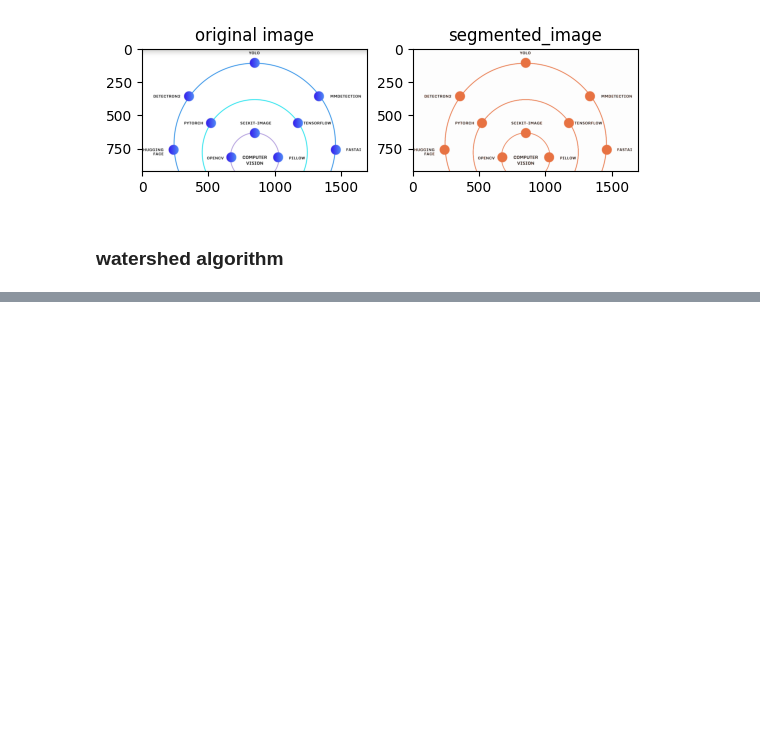
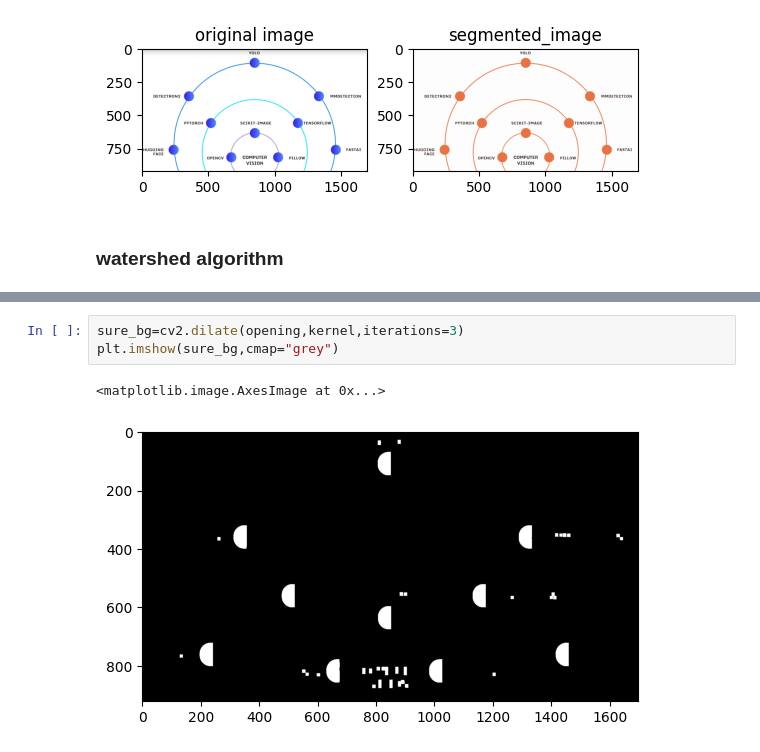
Before and after one commit to Arannamoy-Mondal/NLP-MLOPS, a Jupyter notebook: Computer Vision/Open CV/17 Image Segmentation Using openCV.ipynb, the cells around one changed output, grey strips where cells are left out. Saved outputs shown, nothing was run; the diff lists cells and outputs as text; blank space fills up the shorter version.

```diff
--- a/Computer Vision/Open CV/17 Image Segmentation Using openCV.ipynb
+++ b/Computer Vision/Open CV/17 Image Segmentation Using openCV.ipynb
@@ -83,0 +98,6 @@ plt.show()
+# %%
+sure_bg=cv2.dilate(opening,kernel,iterations=3)
+plt.imshow(sure_bg,cmap="grey")
+# %% [output]
+<matplotlib.image.AxesImage at 0x...>
+[figure, added]
```
Also changed, not shown: parts of 10 cells of this notebook.
